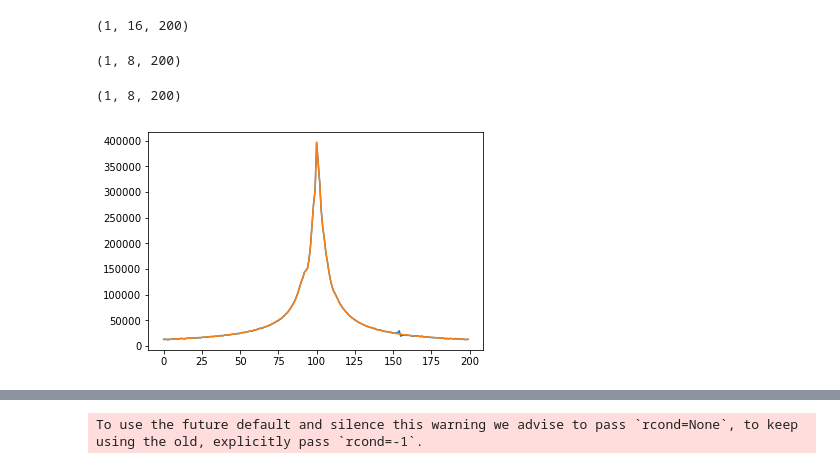
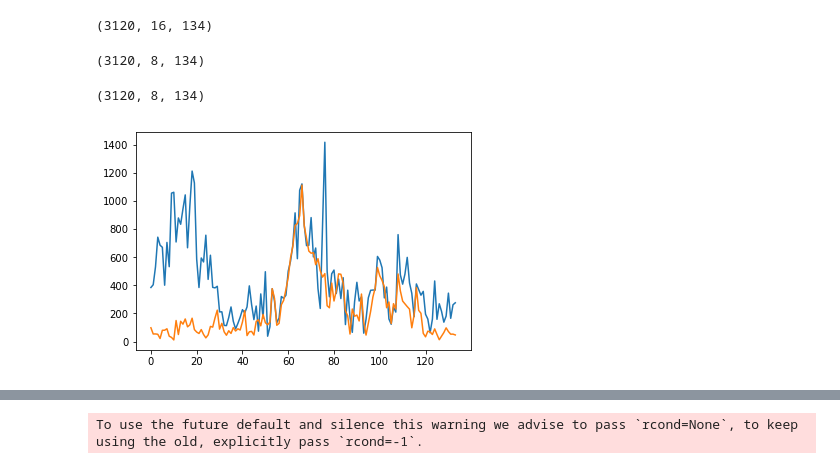
Before and after one commit to haddoc/mrir, a Jupyter notebook: notebooks/correct_fid.ipynb, the cells around one changed output, grey strips where cells are left out. Drawn from its saved outputs; the diff is of its cells as text; code cells hidden in the pictures.

```diff
--- a/notebooks/correct_fid.ipynb
+++ b/notebooks/correct_fid.ipynb
@@ -8,14 +8,14 @@ import matplotlib.pyplot as plt
 %matplotlib inline
 # %%
 # Data import
-file_name = "../data/fid_large.h5"
+file_name = "../data/fse_phantom.h5"
 data, index, metadata = read_raw(file_name)
 num_channels_all = metadata['console']['adc']['number_channels']
 num_channels_signal = metadata['rf']['receive']['num_signal_channels']
 matrix_size = metadata['sequence']['encoding']['matrix_size']
 print(data['scan'].shape)
 # %% [output]
-(1, 16, 200)
+(3120, 16, 134)
 # %%
 rej_prescan = InterferenceReject(
     use_prescan=True,
@@ -26,19 +26,19 @@ rej_prescan = InterferenceReject(
 data_cor = rej_prescan.apply(scan_raw=data['scan'], prescan_raw=data['noise'])
 print(data_cor.shape)
 # %% [output]
-(1, 8, 200)
+(3120, 8, 134)
 # %%
 spec_cor = np.fft.fftshift(np.fft.fft(data_cor, axis=-1), axes=-1)
 spec_scan = np.fft.fftshift(np.fft.fft(data['scan'], axis=-1), axes=-1)
 print(spec_cor.shape)
 ch = 0
 plt.figure()
-plt.plot(np.abs(spec_scan[-1, ch, :]))
-plt.plot(np.abs(spec_cor[-1, ch, :]))
+plt.plot(np.abs(spec_scan[200, ch, :]))
+plt.plot(np.abs(spec_cor[200, ch, :]))
 plt.show()
 # %% [output]
-(1, 8, 200)
+(3120, 8, 134)
-[figure, old version]
+[figure, new version]
 # %%
 # Display coefficients
 from matplotlib.animation import FuncAnimation
```
Also changed, not shown: 1 other file.
